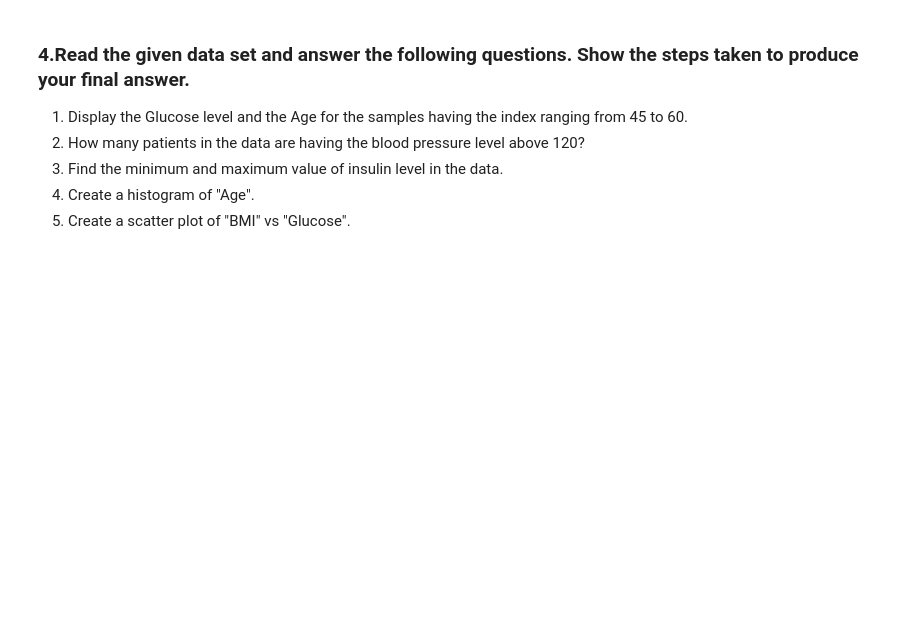
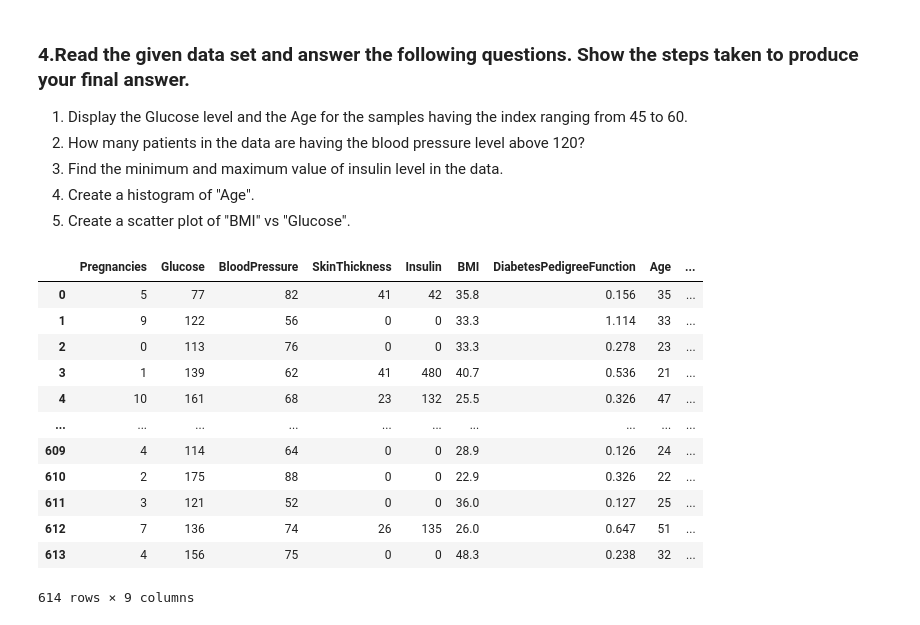
Before and after one commit to helgabensly/week3_activity, a Jupyter notebook: Week_3_Activity.ipynb, the cells around one changed output. Cells and saved outputs as stored; diff of their text form; code cells hidden in the pictures; blank space fills up the shorter version.

```diff
--- a/Week_3_Activity.ipynb
+++ b/Week_3_Activity.ipynb
@@ -19,0 +67,17 @@
+# %%
+data=pd.read_csv('diabetes_model.csv')
+data
+# %% [output]
+|  | Pregnancies | Glucose | BloodPressure | SkinThickness | Insulin | BMI | DiabetesPedigreeFunction | Age | ... |
+| 0 | 5 | 77 | 82 | 41 | 42 | 35.8 | 0.156 | 35 | ... |
+| 1 | 9 | 122 | 56 | 0 | 0 | 33.3 | 1.114 | 33 | ... |
+| 2 | 0 | 113 | 76 | 0 | 0 | 33.3 | 0.278 | 23 | ... |
+| 3 | 1 | 139 | 62 | 41 | 480 | 40.7 | 0.536 | 21 | ... |
+| 4 | 10 | 161 | 68 | 23 | 132 | 25.5 | 0.326 | 47 | ... |
+| ... | ... | ... | ... | ... | ... | ... | ... | ... | ... |
+| 609 | 4 | 114 | 64 | 0 | 0 | 28.9 | 0.126 | 24 | ... |
+| 610 | 2 | 175 | 88 | 0 | 0 | 22.9 | 0.326 | 22 | ... |
+| 611 | 3 | 121 | 52 | 0 | 0 | 36.0 | 0.127 | 25 | ... |
+| 612 | 7 | 136 | 74 | 26 | 135 | 26.0 | 0.647 | 51 | ... |
+| 613 | 4 | 156 | 75 | 0 | 0 | 48.3 | 0.238 | 32 | ... |
+614 rows × 9 columns
```
Also changed, not shown: parts of 18 cells of this notebook.
